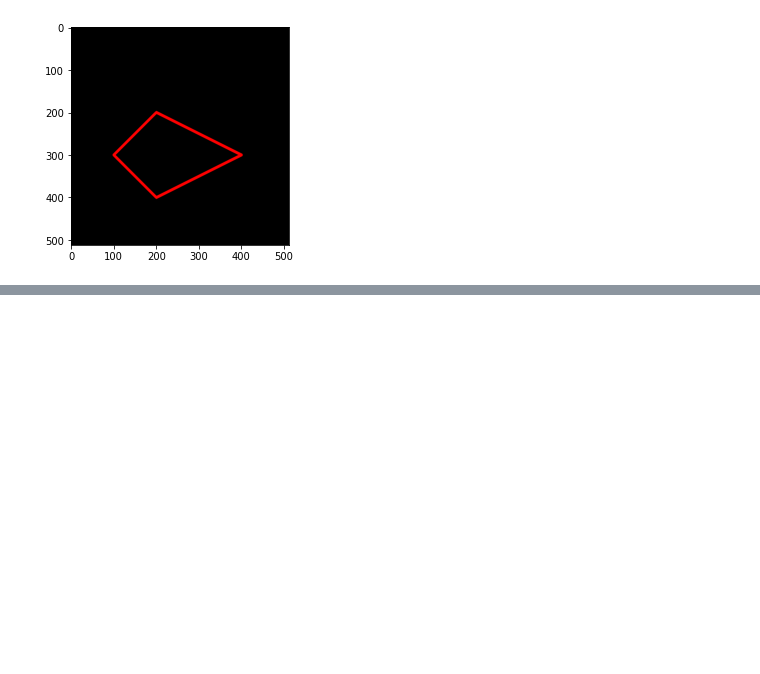
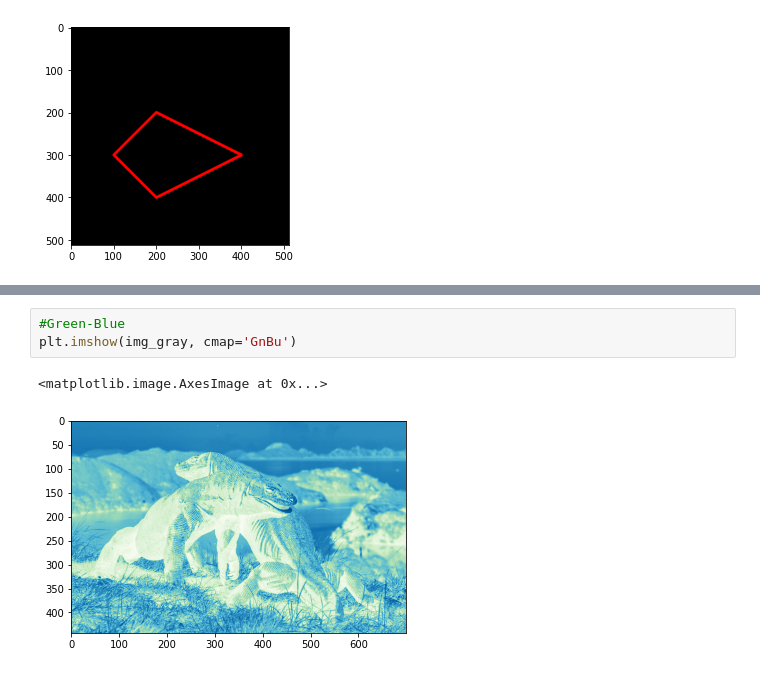
Before and after one commit to ibra666/PCVK_Genap_2023_3E, a Jupyter notebook: Week2.ipynb, the cells around one changed output, grey strips where cells are left out. Cells and saved outputs as stored; diff of their text form; blank space fills up the shorter version.

```diff
--- a/Week2.ipynb
+++ b/Week2.ipynb
@@ -129,0 +139,6 @@ plt.imshow(black_img2)
+# %%
+#Green-Blue
+plt.imshow(img_gray, cmap='GnBu')
+# %% [output]
+<matplotlib.image.AxesImage at 0x...>
+[figure, added]
```
Also changed, not shown: parts of 3 cells of this notebook.
